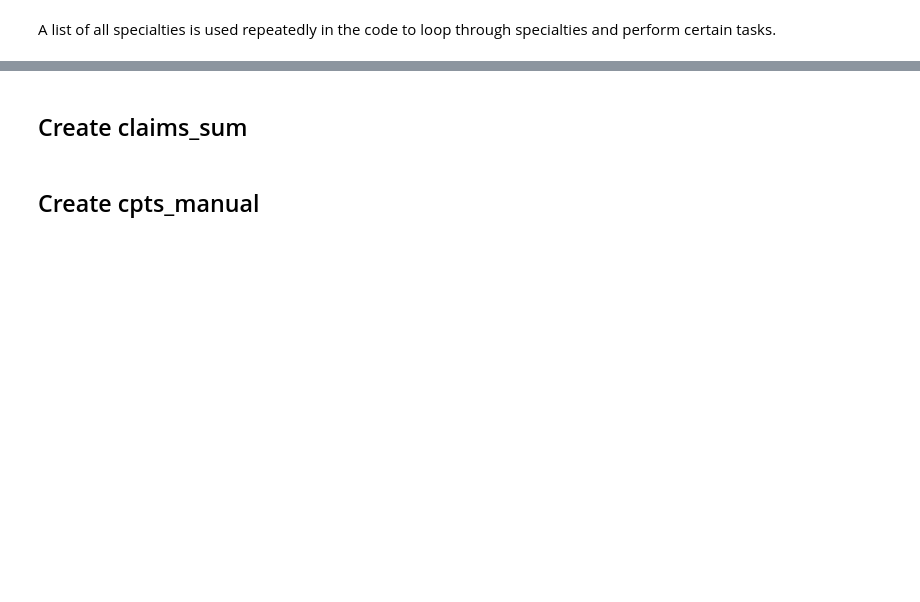
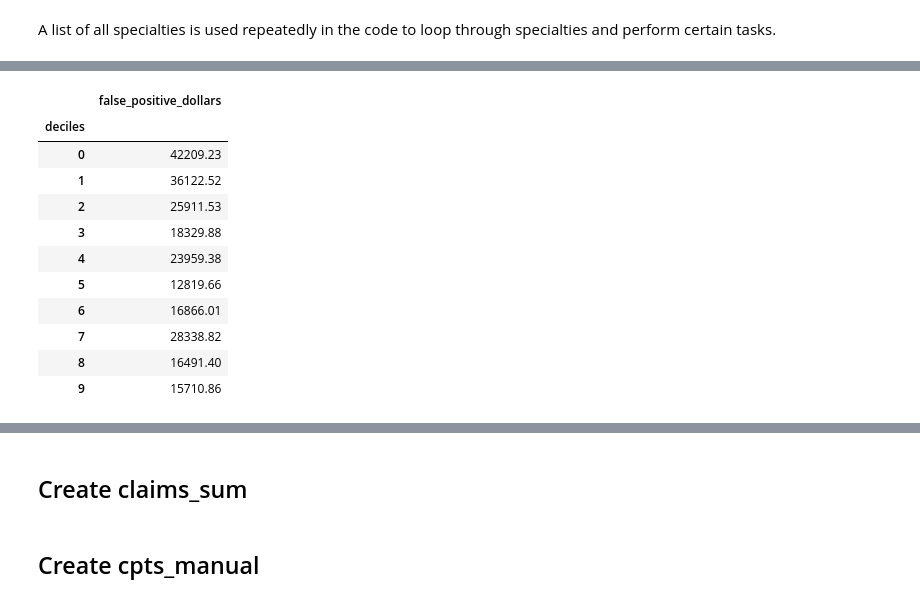
Before and after one commit to tysonjens/AutoApprovals_Code, a Jupyter notebook: ML_model_evaluation.ipynb, the cells around one changed output, grey strips where cells are left out. Cells and saved outputs as stored; diff of their text form; code cells hidden in the pictures; blank space fills up the shorter version.

```diff
--- a/ML_model_evaluation.ipynb
+++ b/ML_model_evaluation.ipynb
@@ -191,0 +267,15 @@ list_o_specs = cpts['Specialty'].unique().tolist()
+# %%
+eval_top_recs.pivot_table('false_positive_dollars', index='deciles', aggfunc='sum')
+# %% [output]
+|  | false_positive_dollars |
+| deciles |  |
+| 0 | 42209.23 |
+| 1 | 36122.52 |
+| 2 | 25911.53 |
+| 3 | 18329.88 |
+| 4 | 23959.38 |
+| 5 | 12819.66 |
+| 6 | 16866.01 |
+| 7 | 28338.82 |
+| 8 | 16491.40 |
+| 9 | 15710.86 |
```
Also changed, not shown: parts of 91 cells of this notebook, 2 other files.
